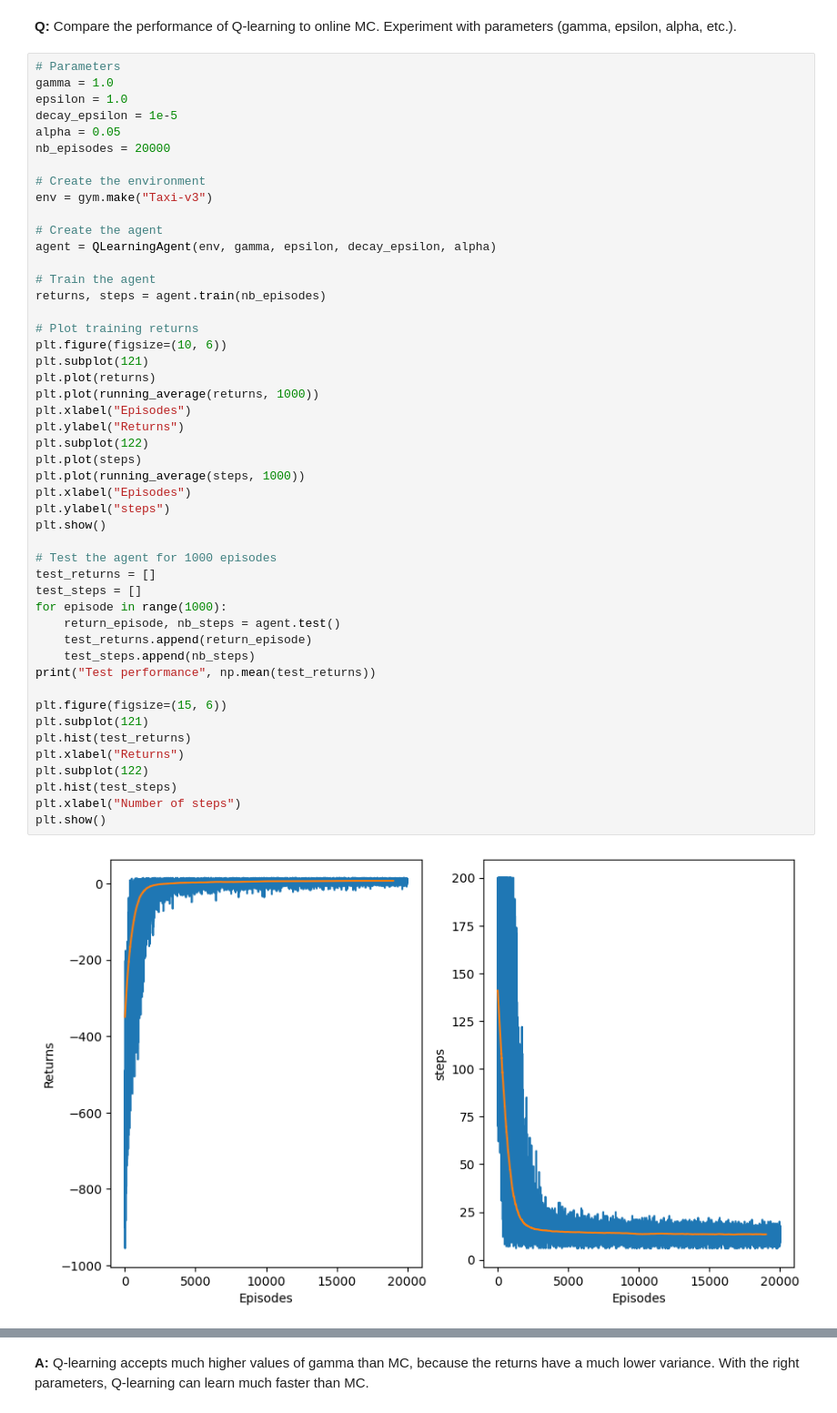
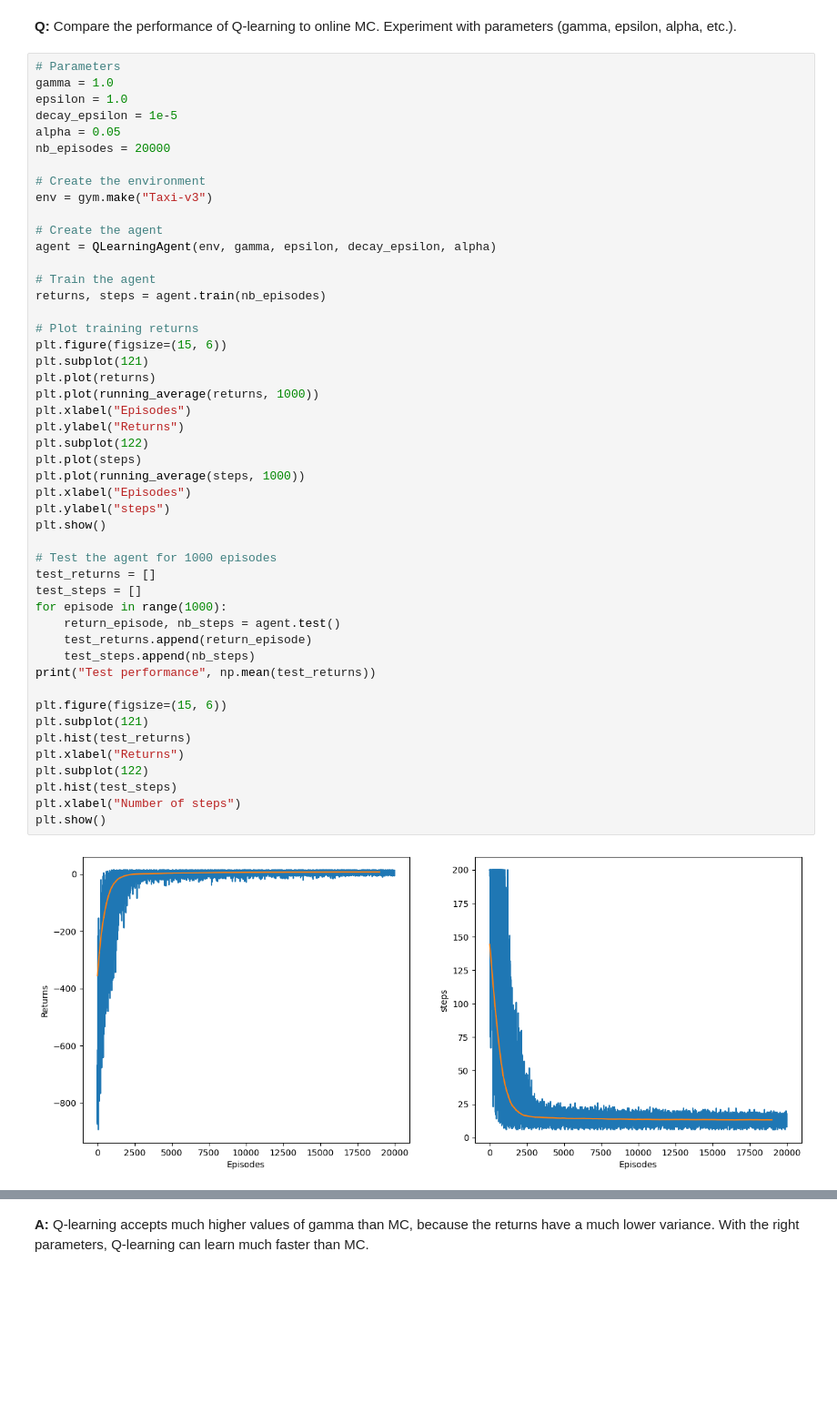
Before and after one commit to vitay/course-deeprl, a Jupyter notebook: notes/exercises/9-TD-solution.ipynb, the cells around one changed output, grey strips where cells are left out. Shown at 91% size. Saved outputs shown, nothing was run; the diff lists cells and outputs as text; blank space fills up the shorter version.

```diff
--- a/notes/exercises/9-TD-solution.ipynb
+++ b/notes/exercises/9-TD-solution.ipynb
@@ -285,35 +285,35 @@ agent = QLearningAgent(env, gamma, epsilon, decay_epsilon, alpha)
 returns, steps = agent.train(nb_episodes)
 
 # Plot training returns
-plt.figure(figsize=(10, 6))
+plt.figure(figsize=(15, 6))
 plt.subplot(121)
 plt.plot(returns)
 plt.plot(running_average(returns, 1000))
 plt.xlabel("Episodes")
 plt.ylabel("Returns")
 plt.subplot(122)
 plt.plot(steps)
 plt.plot(running_average(steps, 1000))
 plt.xlabel("Episodes")
 plt.ylabel("steps")
 plt.show()
 
 # Test the agent for 1000 episodes
 test_returns = []
 test_steps = []
 for episode in range(1000):
     return_episode, nb_steps = agent.test()
     test_returns.append(return_episode)
     test_steps.append(nb_steps)
 print("Test performance", np.mean(test_returns))
 
 plt.figure(figsize=(15, 6))
 plt.subplot(121)
 plt.hist(test_returns)
 plt.xlabel("Returns")
 plt.subplot(122)
 plt.hist(test_steps)
 plt.xlabel("Number of steps")
 plt.show()
 # %% [output]
-[figure, old version]
+[figure, new version]
```
Also changed, not shown: parts of 2 cells of this notebook, 34 other files.
